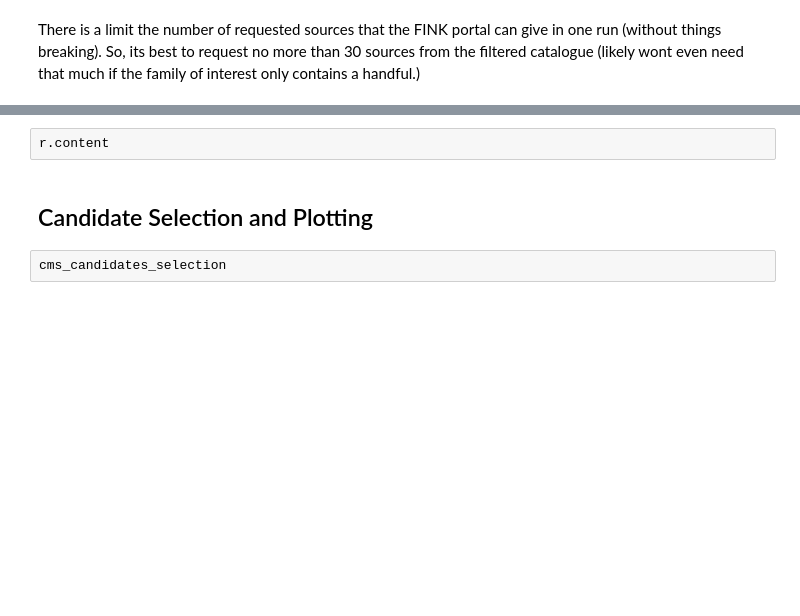
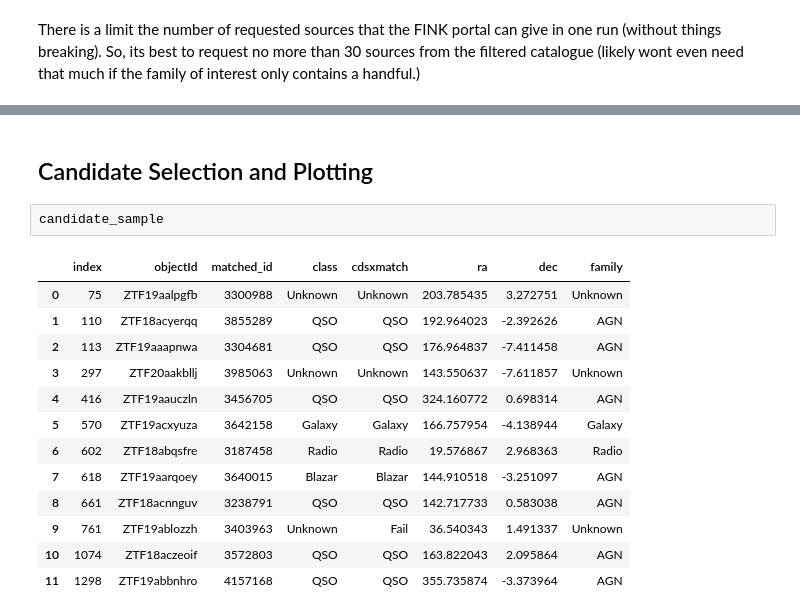
Before and after one commit to CallanG258/Project_VAST_FINK, a Jupyter notebook: VAST_and_FINK_Combined_Plotting.ipynb, the cells around one changed output, grey strips where cells are left out. Cells and saved outputs as stored; diff of their text form; blank space fills up the shorter version.

```diff
--- a/VAST_and_FINK_Combined_Plotting.ipynb
+++ b/VAST_and_FINK_Combined_Plotting.ipynb
@@ -105,7 +125,19 @@ ValueError: Expected object or value
-# %%
-r.content
 # %% [markdown]
 ## Candidate Selection and Plotting
 # %%
-cms_candidates_selection
+candidate_sample
+# %% [output]
+|  | index | objectId | matched_id | class | cdsxmatch | ra | dec | family |
+| 0 | 75 | ZTF19aalpgfb | 3300988 | Unknown | Unknown | 203.785435 | 3.272751 | Unknown |
+| 1 | 110 | ZTF18acyerqq | 3855289 | QSO | QSO | 192.964023 | -2.392626 | AGN |
+| 2 | 113 | ZTF19aaapnwa | 3304681 | QSO | QSO | 176.964837 | -7.411458 | AGN |
+| 3 | 297 | ZTF20aakbllj | 3985063 | Unknown | Unknown | 143.550637 | -7.611857 | Unknown |
+| 4 | 416 | ZTF19aauczln | 3456705 | QSO | QSO | 324.160772 | 0.698314 | AGN |
+| 5 | 570 | ZTF19acxyuza | 3642158 | Galaxy | Galaxy | 166.757954 | -4.138944 | Galaxy |
+| 6 | 602 | ZTF18abqsfre | 3187458 | Radio | Radio | 19.576867 | 2.968363 | Radio |
+| 7 | 618 | ZTF19aarqoey | 3640015 | Blazar | Blazar | 144.910518 | -3.251097 | AGN |
+| 8 | 661 | ZTF18acnnguv | 3238791 | QSO | QSO | 142.717733 | 0.583038 | AGN |
+| 9 | 761 | ZTF19ablozzh | 3403963 | Unknown | Fail | 36.540343 | 1.491337 | Unknown |
+| 10 | 1074 | ZTF18aczeoif | 3572803 | QSO | QSO | 163.822043 | 2.095864 | AGN |
+| 11 | 1298 | ZTF19abbnhro | 4157168 | QSO | QSO | 355.735874 | -3.373964 | AGN |
 # %%
```
Also changed, not shown: parts of 11 cells of this notebook, 3 other files.
